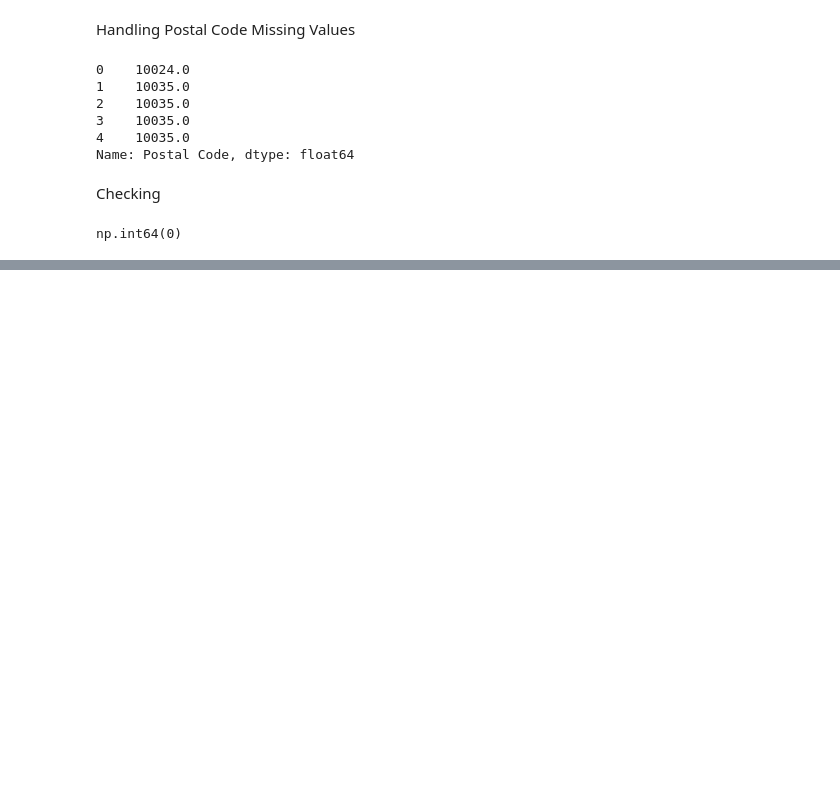
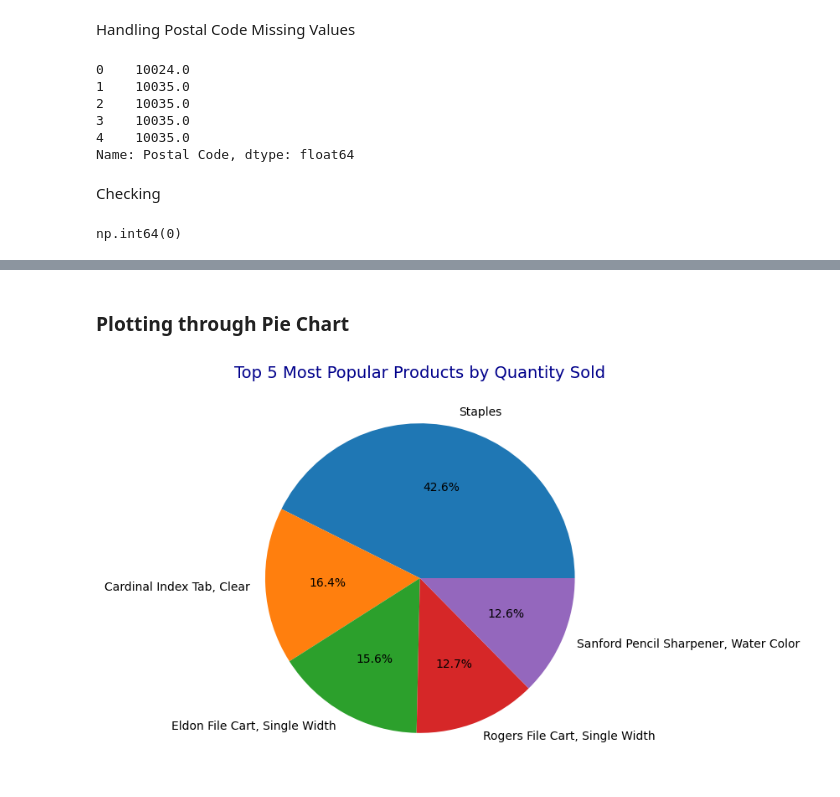
Before and after one commit to bhavbooks/Sales-and-Profit-Analysis-using-Python, a Jupyter notebook: notebooks/EDA.ipynb, the cells around one changed output, grey strips where cells are left out. Cells and saved outputs as stored; diff of their text form; code cells hidden in the pictures; blank space fills up the shorter version.

```diff
--- a/notebooks/EDA.ipynb
+++ b/notebooks/EDA.ipynb
@@ -251,0 +447,5 @@ np.int64(0)
+# %%
+# Grouping the data by Product Name and summing the Quantity
+product_quantity = segment_data.groupby('Product Name')['Quantity'].sum().reset_index()
+top_products = product_quantity.sort_values(by='Quantity', ascending=False).head()
+top_products
@@ -251,0 +459,13 @@ np.int64(0)
+# %% [markdown]
+### Plotting through Pie Chart
+# %%
+top_products = product_quantity.sort_values(by='Quantity', ascending=False).head()
+# pie
+fig, ax = plt.subplots(figsize=(10, 6))
+ax.pie(top_products['Quantity'],labels=top_products['Product Name'],autopct='%1.1f%%',colors=['#1f77b4', '#ff7f0e', '#2ca02c', '#d62728', '#9467bd'])
+#title
+ax.set_title('Top 5 Most Popular Products by Quantity Sold', fontsize=14, color='darkblue')
+
+plt.show()
+# %% [output]
+[figure, added]
```
Also changed, not shown: parts of 35 cells of this notebook, 1 other file.
